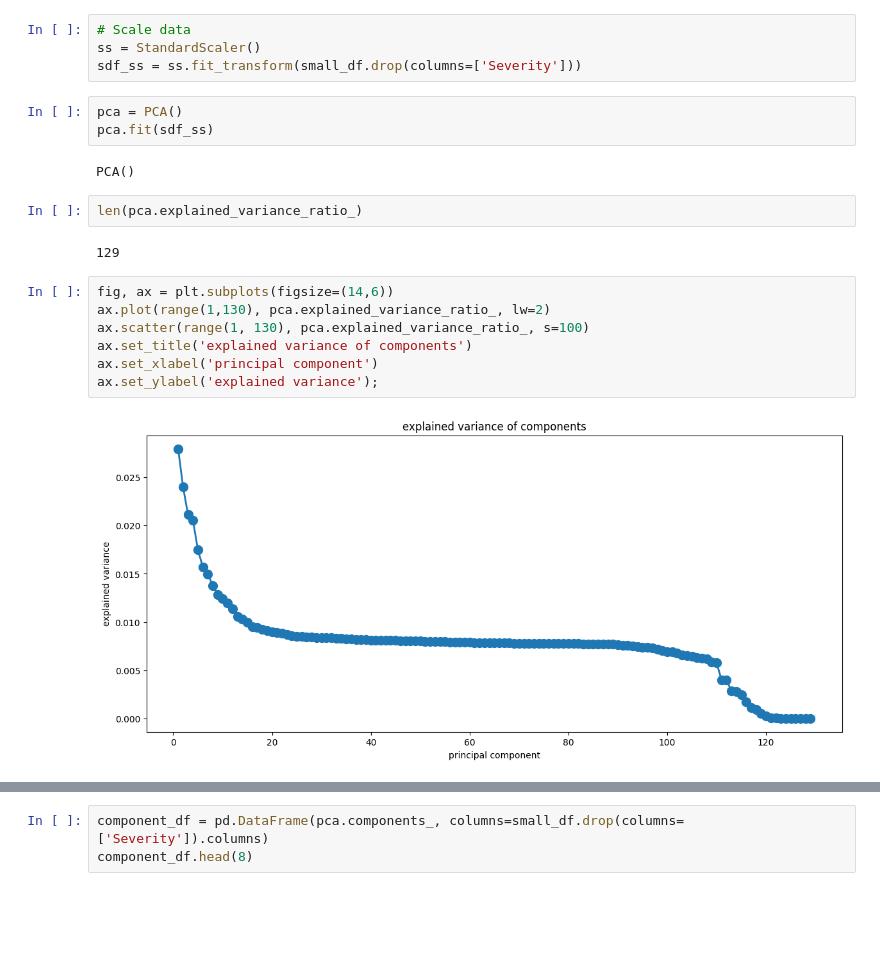
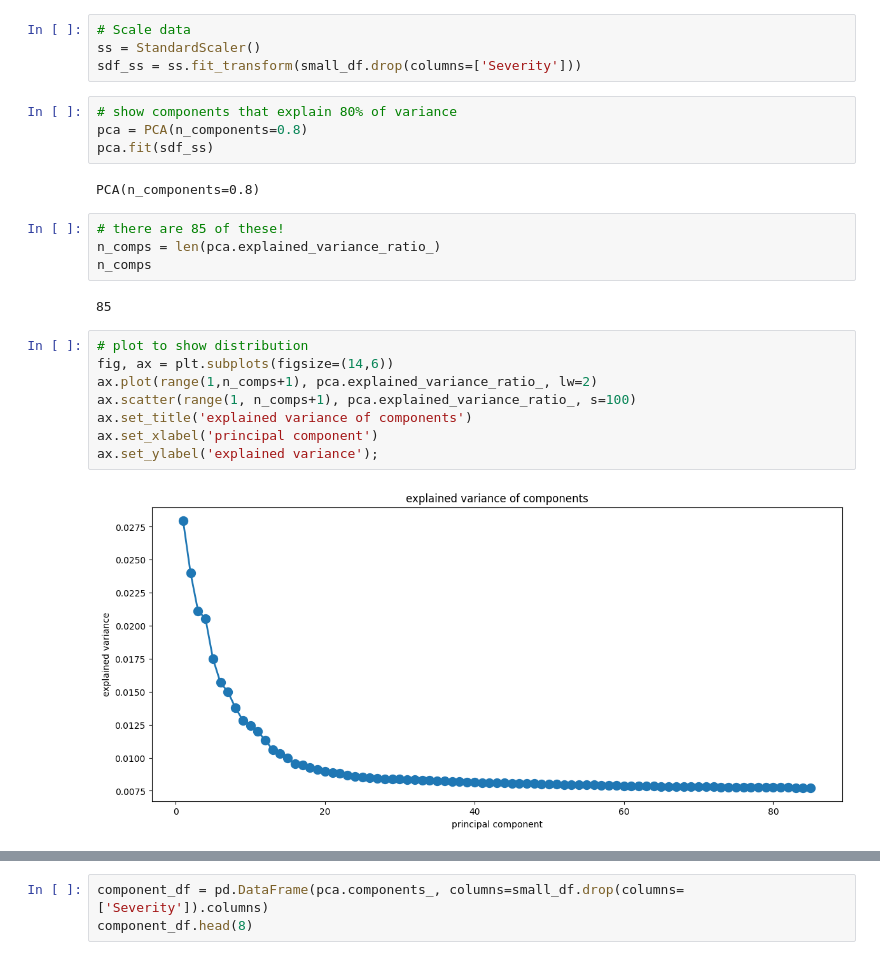
Before and after one commit to wabeg/traffic-severity-prediction, a Jupyter notebook: code/pca-test.ipynb, the cells around one changed output, grey strips where cells are left out. Drawn from its saved outputs; the diff is of its cells as text; blank space fills up the shorter version.

```diff
--- a/code/pca-test.ipynb
+++ b/code/pca-test.ipynb
@@ -44,23 +44,27 @@ Name: Severity, dtype: float64
 ss = StandardScaler()
 sdf_ss = ss.fit_transform(small_df.drop(columns=['Severity']))
 # %%
-pca = PCA()
+# show components that explain 80% of variance
+pca = PCA(n_components=0.8)
 pca.fit(sdf_ss)
 # %% [output]
-PCA()
+PCA(n_components=0.8)
 # %%
-len(pca.explained_variance_ratio_)
+# there are 85 of these!
+n_comps = len(pca.explained_variance_ratio_)
+n_comps
 # %% [output]
-129
+85
 # %%
+# plot to show distribution
 fig, ax = plt.subplots(figsize=(14,6))
-ax.plot(range(1,130), pca.explained_variance_ratio_, lw=2)
-ax.scatter(range(1, 130), pca.explained_variance_ratio_, s=100)
+ax.plot(range(1,n_comps+1), pca.explained_variance_ratio_, lw=2)
+ax.scatter(range(1, n_comps+1), pca.explained_variance_ratio_, s=100)
 ax.set_title('explained variance of components')
 ax.set_xlabel('principal component')
 ax.set_ylabel('explained variance');
 # %% [output]
-[figure, old version]
+[figure, new version]
 # %%
 plt.plot(np.cumsum(pca.explained_variance_ratio_))
 # %% [output]
```
Also changed, not shown: parts of 1 cell of this notebook, 1 other file.
